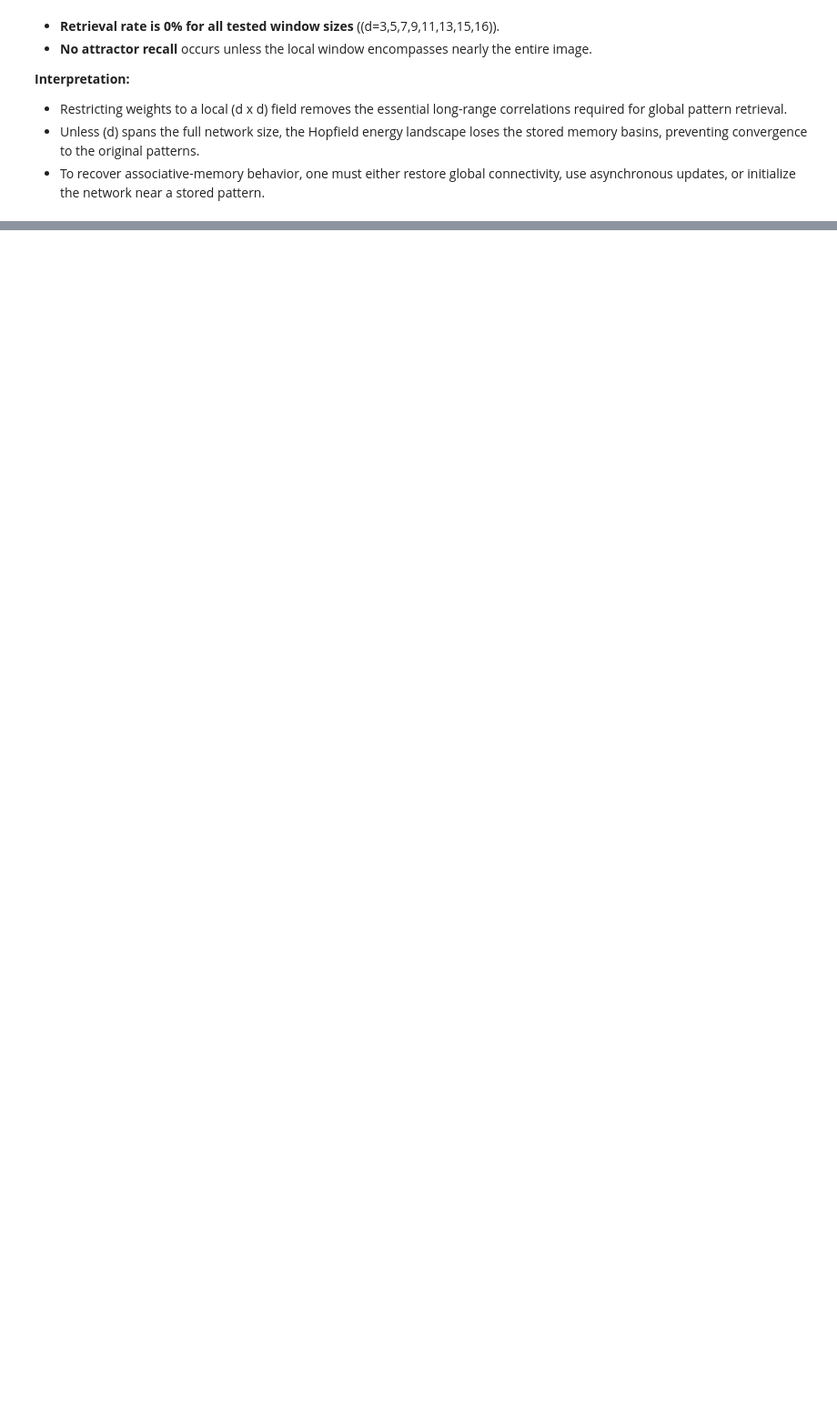
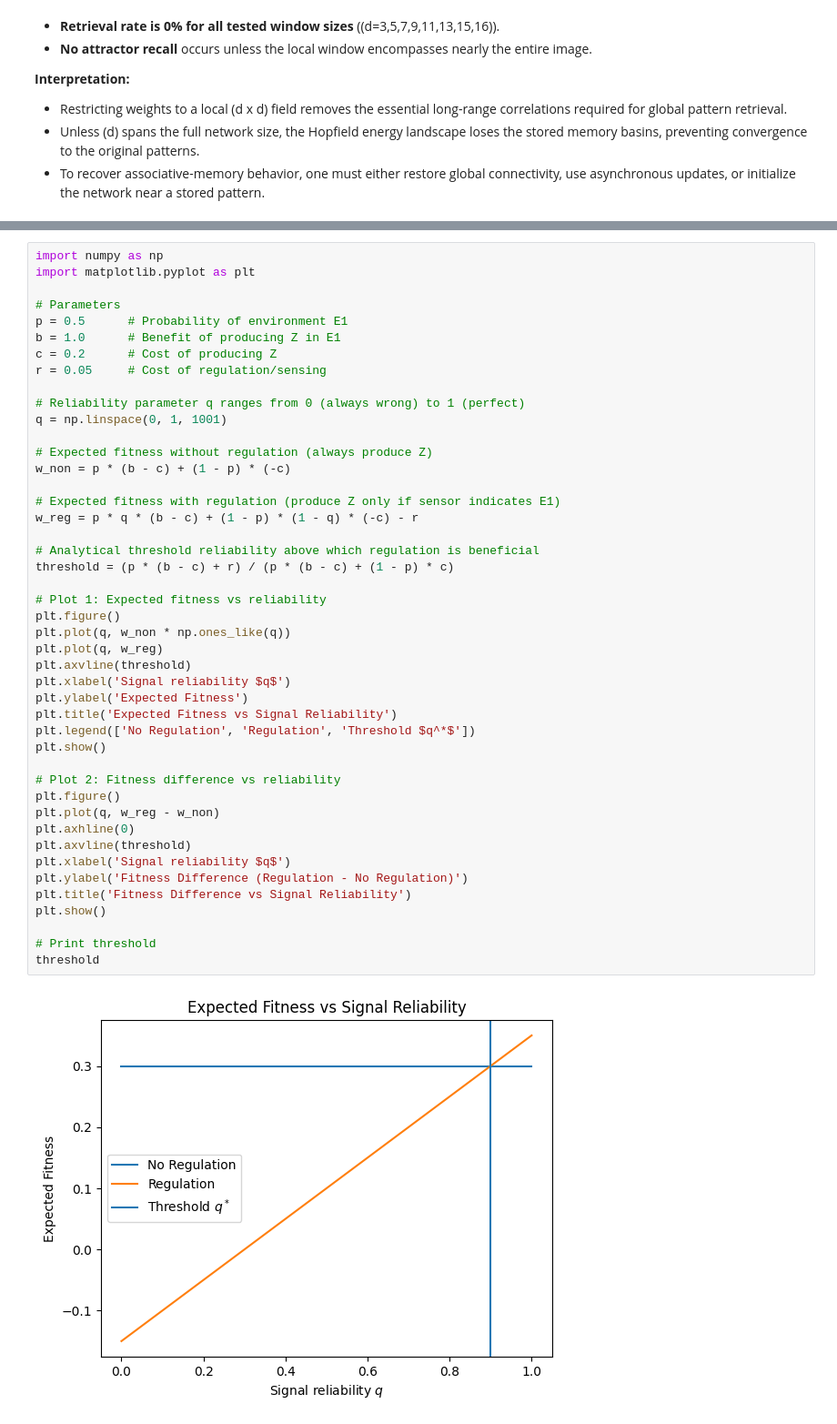
Before and after one commit to galcesana/Dynamics--Networks---Computation, a Jupyter notebook: ex3/ex3.ipynb, the cells around one changed output, grey strips where cells are left out. Shown: that part at 91% size. Drawn from its saved outputs; the diff is of its cells as text; blank space fills up the shorter version.

```diff
--- a/ex3/ex3.ipynb
+++ b/ex3/ex3.ipynb
@@ -342,0 +345,47 @@ d=16: local-field retrieval rate=0.00
+# %%
+import numpy as np
+import matplotlib.pyplot as plt
+
+# Parameters
+p = 0.5      # Probability of environment E1
+b = 1.0      # Benefit of producing Z in E1
+c = 0.2      # Cost of producing Z
+r = 0.05     # Cost of regulation/sensing
+
+# Reliability parameter q ranges from 0 (always wrong) to 1 (perfect)
+q = np.linspace(0, 1, 1001)
+
+# Expected fitness without regulation (always produce Z)
+w_non = p * (b - c) + (1 - p) * (-c)
+
+# Expected fitness with regulation (produce Z only if sensor indicates E1)
+w_reg = p * q * (b - c) + (1 - p) * (1 - q) * (-c) - r
+
+# Analytical threshold reliability above which regulation is beneficial
+threshold = (p * (b - c) + r) / (p * (b - c) + (1 - p) * c)
+
+# Plot 1: Expected fitness vs reliability
+plt.figure()
+plt.plot(q, w_non * np.ones_like(q))
+plt.plot(q, w_reg)
+plt.axvline(threshold)
+plt.xlabel('Signal reliability $q$')
+plt.ylabel('Expected Fitness')
+plt.title('Expected Fitness vs Signal Reliability')
+plt.legend(['No Regulation', 'Regulation', 'Threshold $q^*$'])
+plt.show()
+
+# Plot 2: Fitness difference vs reliability
+plt.figure()
+plt.plot(q, w_reg - w_non)
+plt.axhline(0)
+plt.axvline(threshold)
+plt.xlabel('Signal reliability $q$')
+plt.ylabel('Fitness Difference (Regulation - No Regulation)')
+plt.title('Fitness Difference vs Signal Reliability')
+plt.show()
+
+# Print threshold
+threshold
+# %% [output]
+[figure, added]
```
Also changed, not shown: parts of 16 cells of this notebook, 1 other file.
